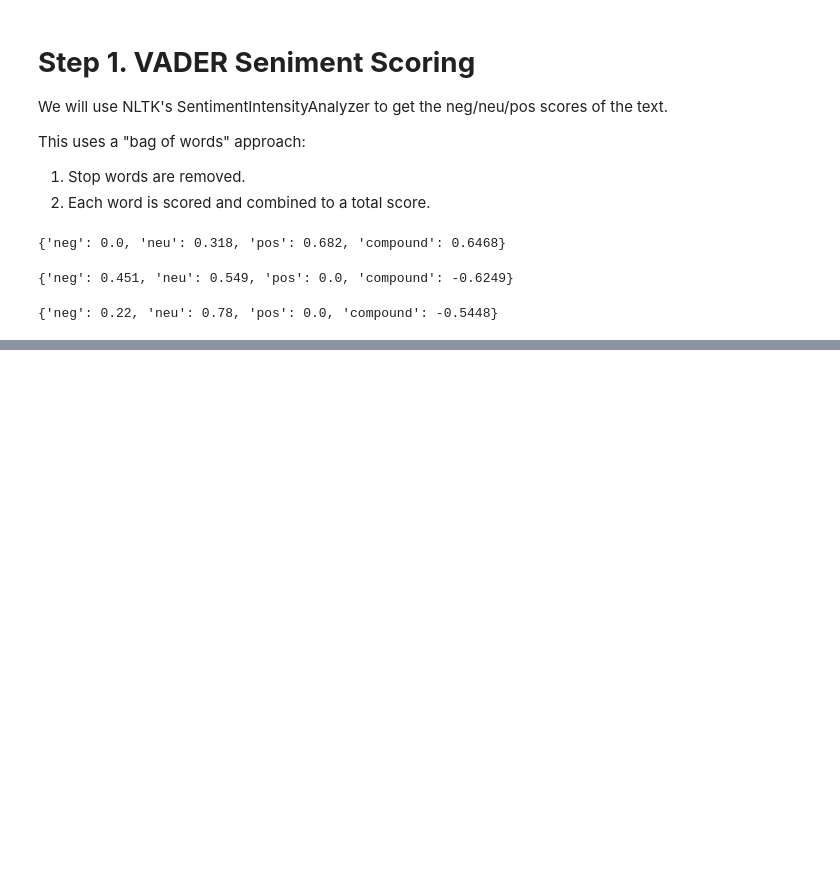
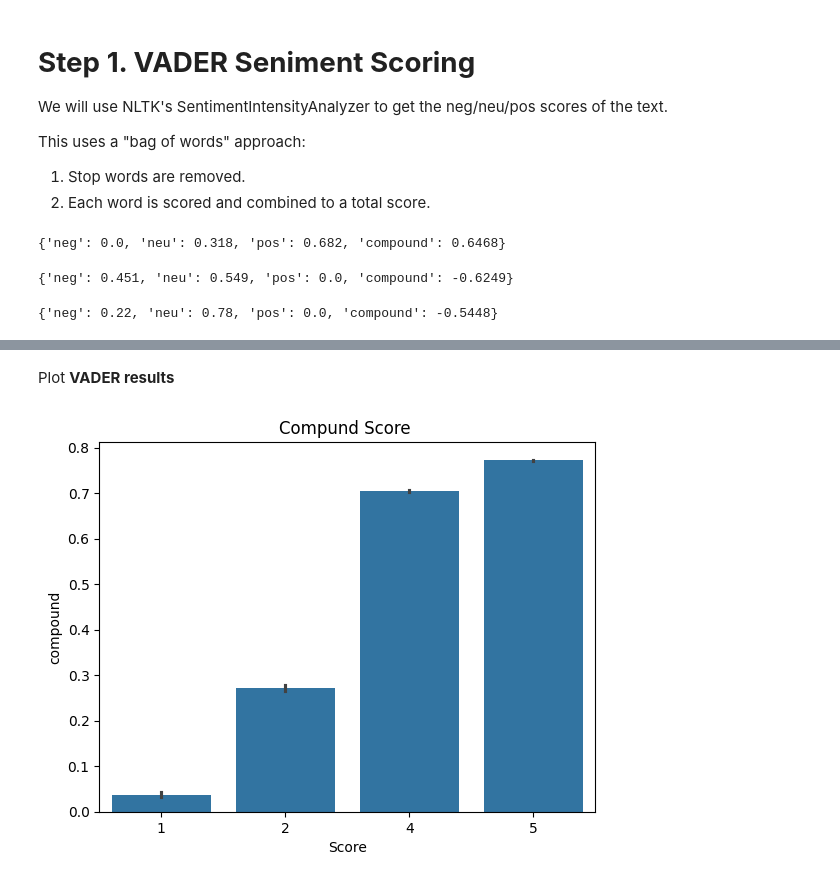
Before and after one commit to Vaibhav12301/Restaurant-Reviews_Sentimental-Analysis, a Jupyter notebook: Restaurant_Reviews_Sentimental_Analysis.ipynb, the cells around one changed output, grey strips where cells are left out. Cells and saved outputs as stored; diff of their text form; code cells hidden in the pictures; blank space fills up the shorter version.

Commit message:
Plotted graph of compound score

```diff
--- a/Restaurant_Reviews_Sentimental_Analysis.ipynb
+++ b/Restaurant_Reviews_Sentimental_Analysis.ipynb
@@ -256,3 +256,11 @@ vaders.head()
 | 2 | 3 | 0.091 | 0.754 | 0.155 | 0.8265 | B000LQOCH0 | ABXLMWJIXXAIN | Natalia Corres "Natalia Corres" | 1 | ... |
 | 3 | 4 | 0.000 | 1.000 | 0.000 | 0.0000 | B000UA0QIQ | A395BORC6FGVXV | Karl | 3 | ... |
 | 4 | 5 | 0.000 | 0.552 | 0.448 | 0.9468 | B006K2ZZ7K | A1UQRSCLF8GW1T | Michael D. Bigham "M. Wassir" | 0 | ... |
+# %% [markdown]
+Plot **VADER results**
+# %%
+ax = sns.barplot(data=vaders, x='Score', y='compound')
+ax.set_title('Compund Score ')
+plt.show()
+# %% [output]
+[figure, added]
```
